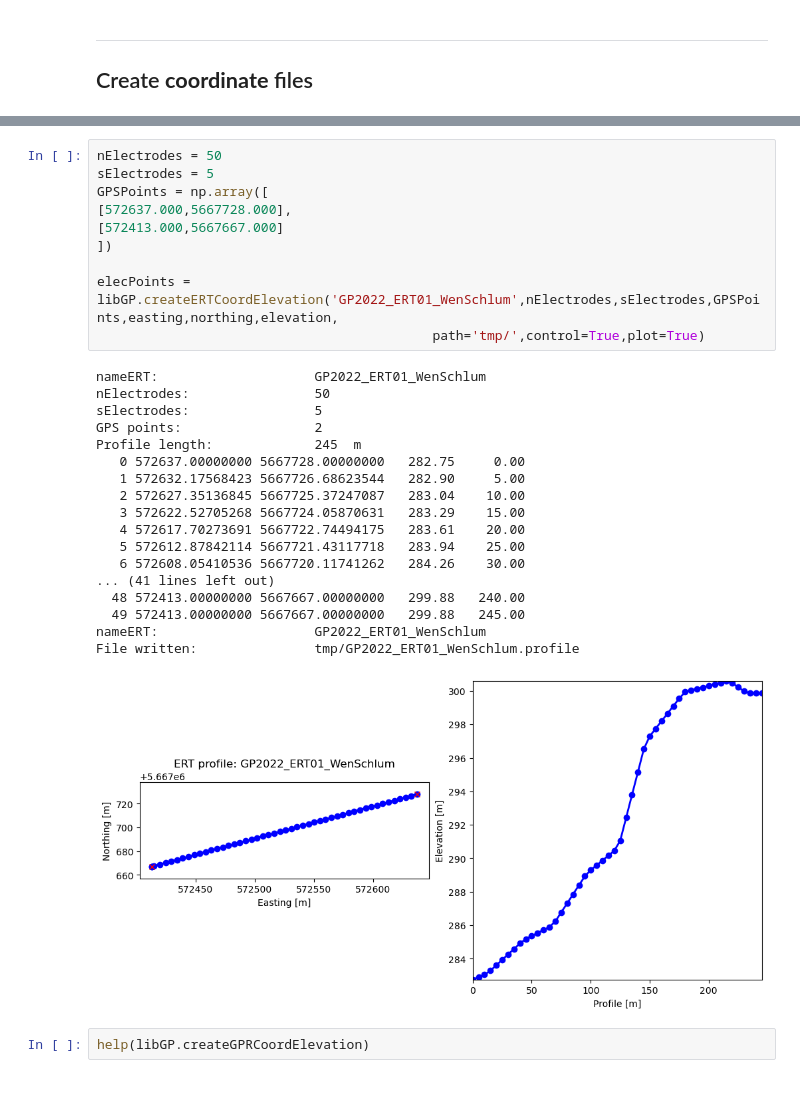
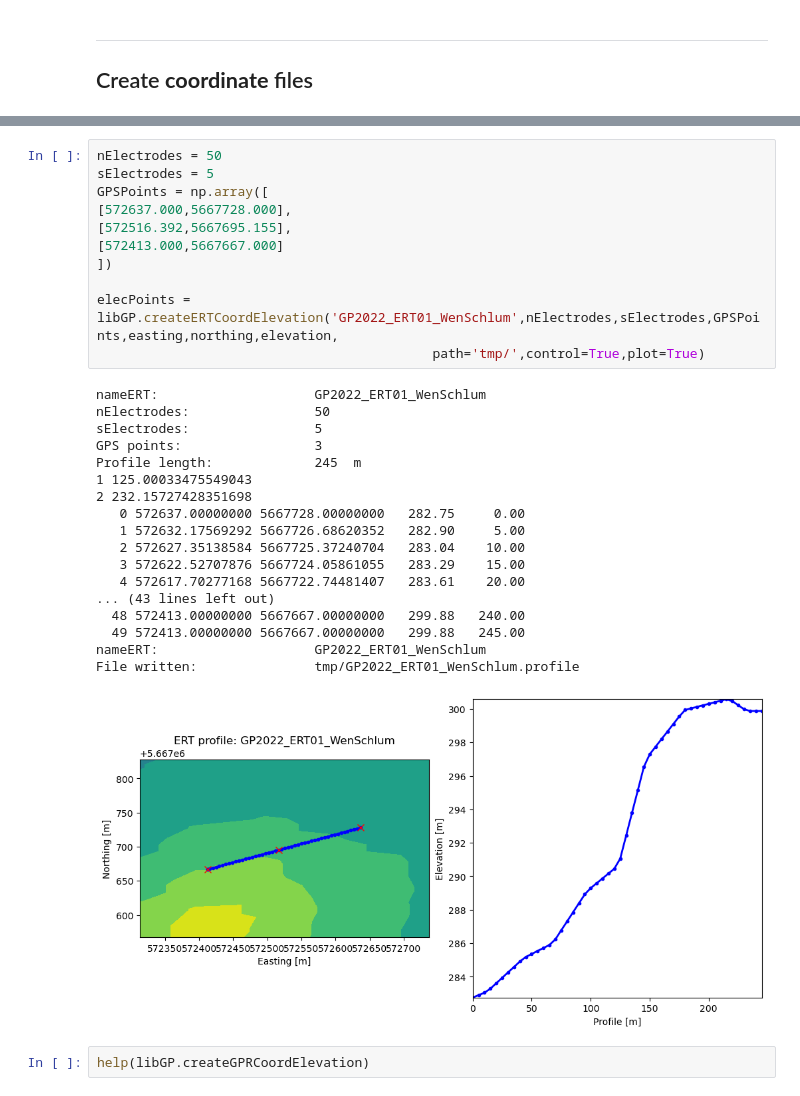
Before and after one commit to georgkaufmann/lecture_GP, a Jupyter notebook: GP_libGP.ipynb, the cells around one changed output, grey strips where cells are left out. Saved outputs shown, nothing was run; the diff lists cells and outputs as text.

```diff
--- a/GP_libGP.ipynb
+++ b/GP_libGP.ipynb
@@ -42,32 +227,33 @@ help(libGP.createERTCoordElevation)
 # %%
 nElectrodes = 50
 sElectrodes = 5
 GPSPoints = np.array([
 [572637.000,5667728.000],
+[572516.392,5667695.155],
 [572413.000,5667667.000]
 ])
 
 elecPoints = libGP.createERTCoordElevation('GP2022_ERT01_WenSchlum',nElectrodes,sElectrodes,GPSPoints,easting,northing,elevation,
                                            path='tmp/',control=True,plot=True)
 # %% [output]
 nameERT:                    GP2022_ERT01_WenSchlum
 nElectrodes:                50
 sElectrodes:                5
-GPS points:                 2
+GPS points:                 3
 Profile length:             245  m
+1 125.00033475549043
+2 232.15727428351698
    0 572637.00000000 5667728.00000000   282.75     0.00
-   1 572632.17568423 5667726.68623544   282.90     5.00
-   2 572627.35136845 5667725.37247087   283.04    10.00
-   3 572622.52705268 5667724.05870631   283.29    15.00
-   4 572617.70273691 5667722.74494175   283.61    20.00
-   5 572612.87842114 5667721.43117718   283.94    25.00
-   6 572608.05410536 5667720.11741262   284.26    30.00
-... (41 lines left out)
+   1 572632.17569292 5667726.68620352   282.90     5.00
+   2 572627.35138584 5667725.37240704   283.04    10.00
+   3 572622.52707876 5667724.05861055   283.29    15.00
+   4 572617.70277168 5667722.74481407   283.61    20.00
+... (43 lines left out)
   48 572413.00000000 5667667.00000000   299.88   240.00
   49 572413.00000000 5667667.00000000   299.88   245.00
 nameERT:                    GP2022_ERT01_WenSchlum
 File written:               tmp/GP2022_ERT01_WenSchlum.profile
-[figure, old version]
+[figure, new version]
 # %%
 help(libGP.createGPRCoordElevation)
 # %%
```
Also changed, not shown: parts of 31 cells of this notebook, 13 other files.
